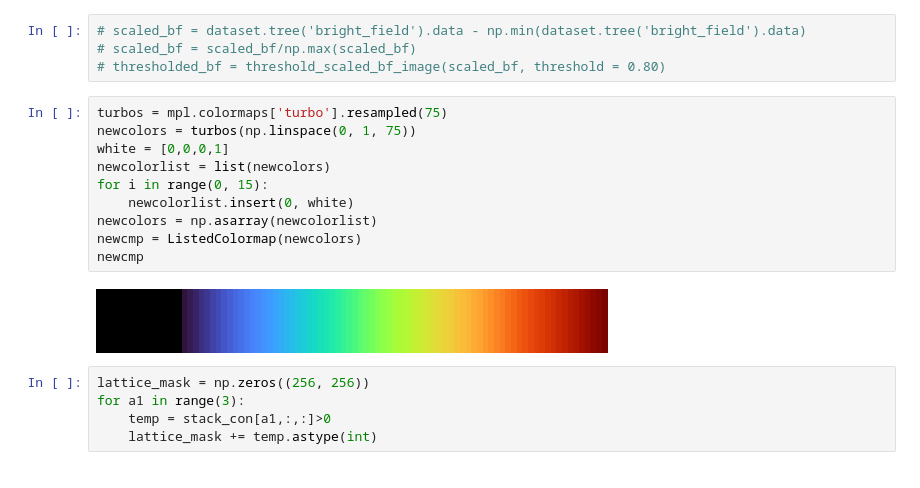
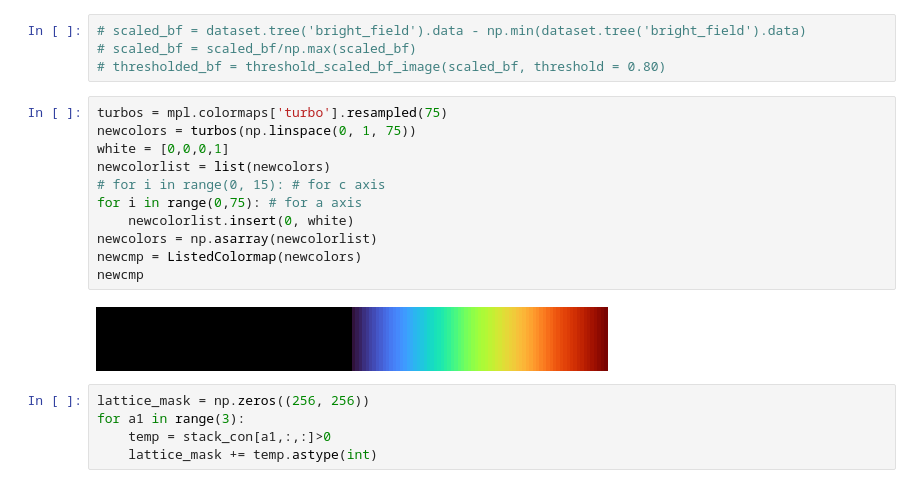
Before and after one commit to smglsn12/EDiffCrystals, a Jupyter notebook: notebooks/Predict_experimental_patterns.ipynb, the cells around one changed output. Saved outputs shown, nothing was run; the diff lists cells and outputs as text.

```diff
--- a/notebooks/Predict_experimental_patterns.ipynb
+++ b/notebooks/Predict_experimental_patterns.ipynb
@@ -1169,15 +1218,16 @@ mask_keep = mask_keep.astype('int')
 # %%
 turbos = mpl.colormaps['turbo'].resampled(75)
 newcolors = turbos(np.linspace(0, 1, 75))
 white = [0,0,0,1]
 newcolorlist = list(newcolors)
-for i in range(0, 15):
+# for i in range(0, 15): # for c axis
+for i in range(0,75): # for a axis
     newcolorlist.insert(0, white)
 newcolors = np.asarray(newcolorlist)
 newcmp = ListedColormap(newcolors)
 newcmp
 # %% [output]
-[figure, old version]
+[figure, new version]
 # %%
 lattice_mask = np.zeros((256, 256))
 for a1 in range(3):
```
Also changed, not shown: parts of 32 cells of this notebook.
